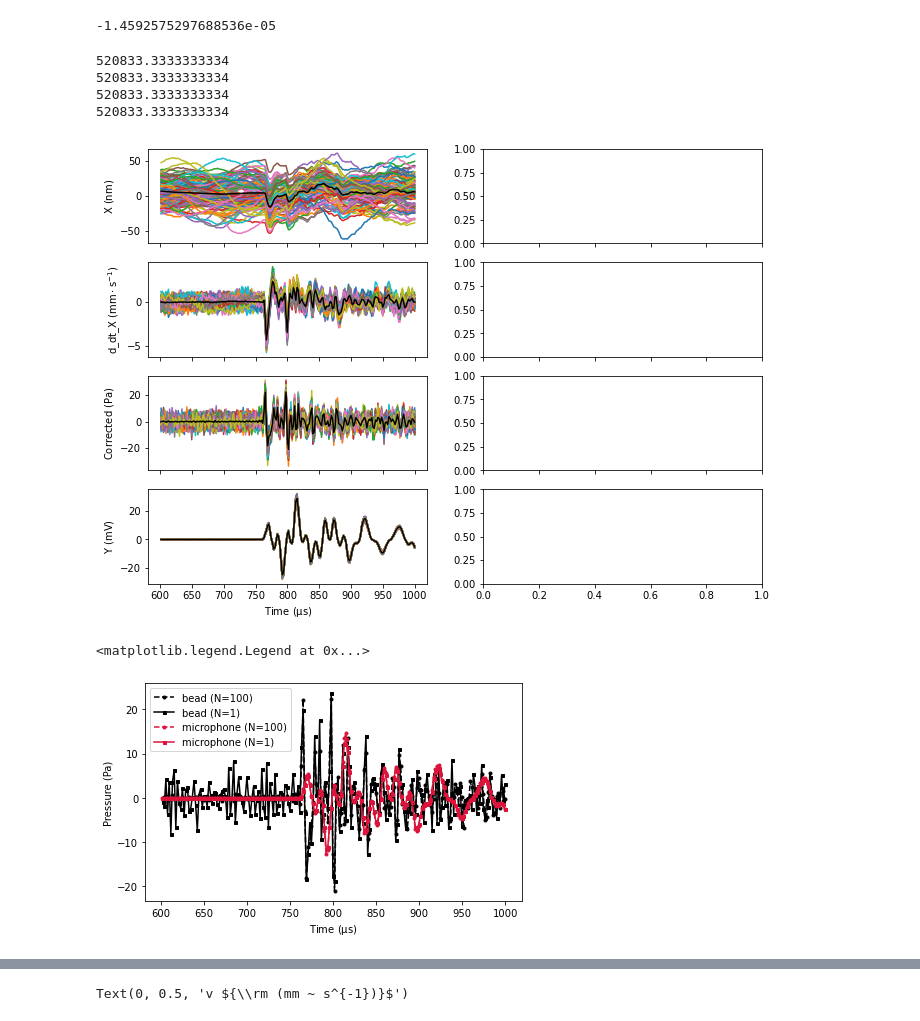
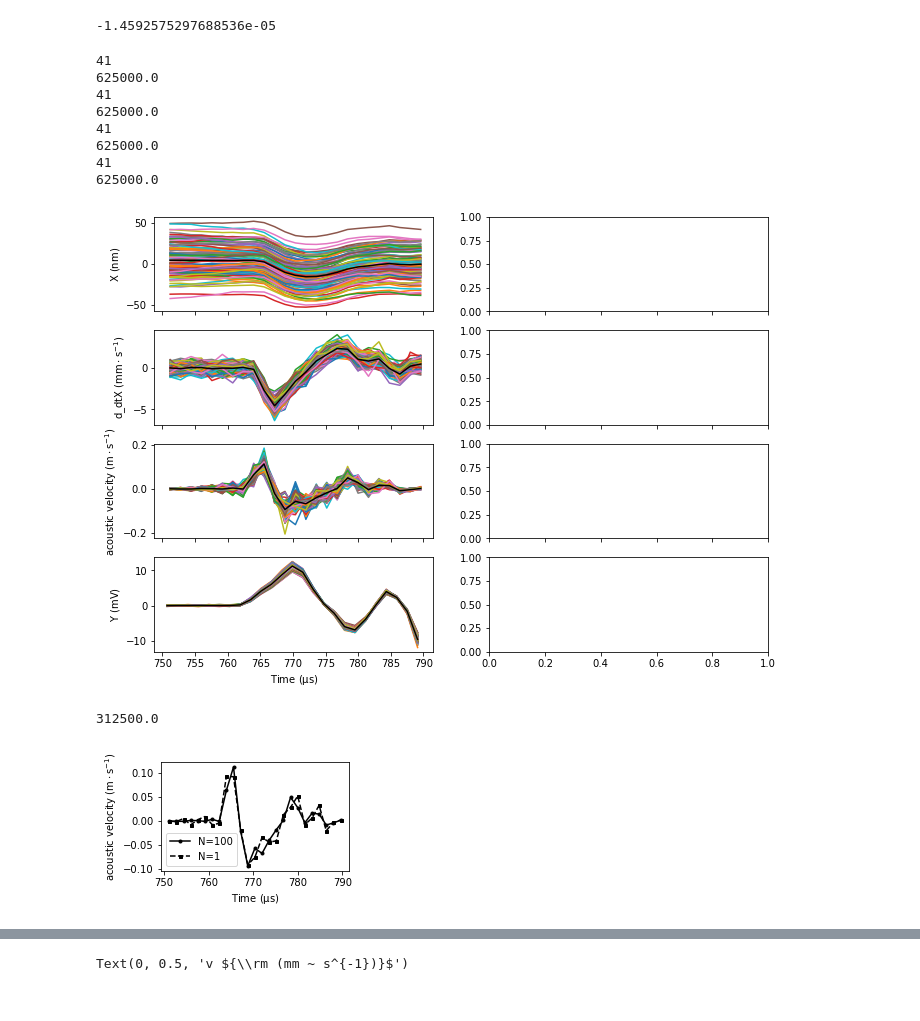
Before and after one commit to lhillber/brownian, a Jupyter notebook: notebooks/translating_laser_sound-source.ipynb, the cells around one changed output, grey strips where cells are left out. Drawn from its saved outputs; the diff is of its cells as text; code cells hidden in the pictures.

```diff
--- a/notebooks/translating_laser_sound-source.ipynb
+++ b/notebooks/translating_laser_sound-source.ipynb
@@ -37,6 +48,6 @@ date_ders
 # %%
 # Select a date
-date_der_index = -1
+date_der_index = 0
 bead_ders = find_ders(date_ders[date_der_index])
 bead_ders
 # %% [output]
@@ -311,15 +311,16 @@ C = Collection(fname)
 k, rho, A, T = krhoATs[fnamei]
 bead_cal = 1/A
 R = C.R
-response = VelocityResponse(R=R, rho=rho, T=T, c0=c0, k=k)
+response = VelocityResponse(R=C.R, rho=C.rho, T=C.T, c0=344, k=C.k)
 # %%
 -5e-3/c0
 # %% [output]
 -1.4592575297688536e-05
 # %%
 fig, axs = plt.subplots(4,2, figsize=(11, 8), sharex="col")
-plot_tmin, plot_tmax = 600e-6, 1000e-6
-tpad = 0
+plot_tmin, plot_tmax = 750e-6, 790e-6
+tpad = 10e-6
+cutoff = 3e5
 mic_tshift = 4e-3/c0
 
 correction_tmin, correction_tmax = plot_tmin - tpad, plot_tmax + tpad
@@ -328,7 +329,7 @@ Cv = Collection(fname)
 Cp = Collection(fname)
 Cmic = Collection(fname)
 Cs = [Cx, Cv, Cp, Cmic]
-units = ["nm", "mm_s", "Pa", "mV"]
+units = ["nm", "mm_s", "m_s", "mV"]
 for C in Cs:
     if C == Cmic:
         ch ="Y"
@@ -340,16 +341,15 @@ for C in Cs:
     C.apply("calibrate", cal=cal, inplace=True)
     C.apply("detrend", mode="constant", inplace=True)
     #C.apply("lowpass", cutoff=300e3, order=3, inplace=True)
-    Npts = cutoff/C.r
-    C.apply("bin_average", Npts=50, inplace=True)
-    print(C.r)
+    Npts = int(C.r / (2*cutoff))
+    C.apply("bin_average", Npts=Npts, inplace=True)
 
 for C in [Cv, Cp]:
-    C.differentiate()
-    C.apply("lowpass", cutoff=250e3, order=3, inplace=True)
+    C.apply("differentiate", inplace=True)
+    #C.apply("lowpass", cutoff=20e3, order=3, inplace=True)
 
 Cp.apply_func(response.correct_signal, tmin=correction_tmin, tmax=correction_tmax,
-              correction="bassetbound", window="boxcar", impedance="cyl", r0=5e-2)
+              correction="bassetbound", window="blackmanharris", impedance=None, r0=5e-2)
 
 for Ci, C in enumerate(Cs):
     C.aggrigate()
@@ -365,28 +365,35 @@ for Ci, C in enumerate(Cs):
         D.plot(tmin=plot_tmin, tmax=plot_tmax, ax=axs[Ci, 0], tunit="us", unit=units[Ci])
     axs[Ci, 0].label_outer()
 # %% [output]
-520833.3333333334
-520833.3333333334
-520833.3333333334
-520833.3333333334
+41
+625000.0
+41
+625000.0
+41
+625000.0
+41
+625000.0
-[figure, old version]
+[figure, new version]
+# %%
+625000/2
+# %% [output]
+312500.0
 # %%
-fig, ax = plt.subplots(1,1, figsize=(2*3.375, 4))
-Cp.agg.plot(tmin=plot_tmin, tmax=plot_tmax, ax=ax, tunit="us", unit="Pa",
-            marker="o", ms=3, c="k", ls="--", label="bead (N=100)")
-Cp.collection[10].plot(tmin=plot_tmin, tmax=plot_tmax, ax=ax, tunit="us", unit="Pa",
-                       marker="s", ms=3, c="k", ls="-", label="bead (N=1)")
+fig, ax = plt.subplots(1,1, figsize=(3.375, 2))
+Cp.agg.plot(tmin=plot_tmin, tmax=plot_tmax, ax=ax, tunit="us", unit="m_s",
+            marker="o", ms=3, c="k", ls="-", label="N=100")
+Cp.collection[10].plot(tmin=plot_tmin, tmax=plot_tmax, ax=ax, tunit="us", unit="m_s",
+                       marker="s", ms=3, c="k", ls="--", label="N=1")
 
-Cmic.agg.plot(tmin=plot_tmin, tmax=plot_tmax, ax=ax, tunit="us", unit=20e-4,
-              marker="o", ms=3, c="crimson", ls="--", label="microphone (N=100)")
-Cmic.collection[10].plot(tmin=plot_tmin, tmax=plot_tmax, ax=ax, tunit="us", unit=20e-4,
-                         marker="s", ms=3, c="crimson", ls="-", label="microphone (N=1)")
-ax.set_ylabel("Pressure (Pa)")
+#Cmic.agg.plot(tmin=plot_tmin, tmax=plot_tmax, ax=ax, tunit="us", unit=1,
+#              marker="o", ms=3, c="crimson", ls="--", label="microphone (N=100)")
+#Cmic.collection[10].plot(tmin=plot_tmin, tmax=plot_tmax, ax=ax, tunit="us", unit=1,
+#                         marker="s", ms=3, c="crimson", ls="-", label="microphone (N=1)")
+#ax.set_ylabel("Acoustice velocity (m/s)")
 plt.legend()
-#plt.savefig("figures/20kHz-microphone_bead_compare.pdf", bbox_inches="tight")
+plt.savefig("figures/acoustic_velocity.png", bbox_inches="tight")
 # %% [output]
-<matplotlib.legend.Legend at 0x...>
-[figure, old version]
+[figure, new version]
 # %%
 fig, ax = plt.subplots(1,1, figsize=(2*3.375, 4))
 Cp.agg.plot(tmin=plot_tmin, tmax=plot_tmax, ax=ax, tunit="us", unit="Pa",
```
Also changed, not shown: parts of 70 cells of this notebook, 15 other files.
